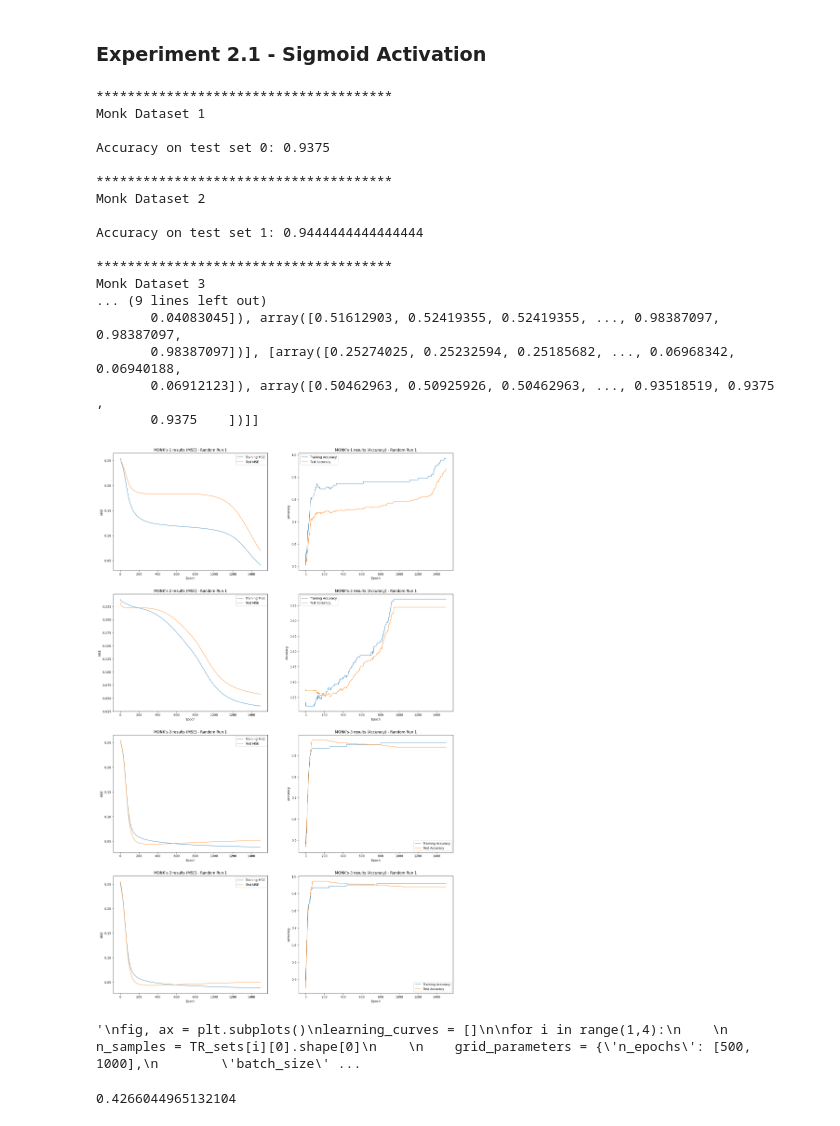
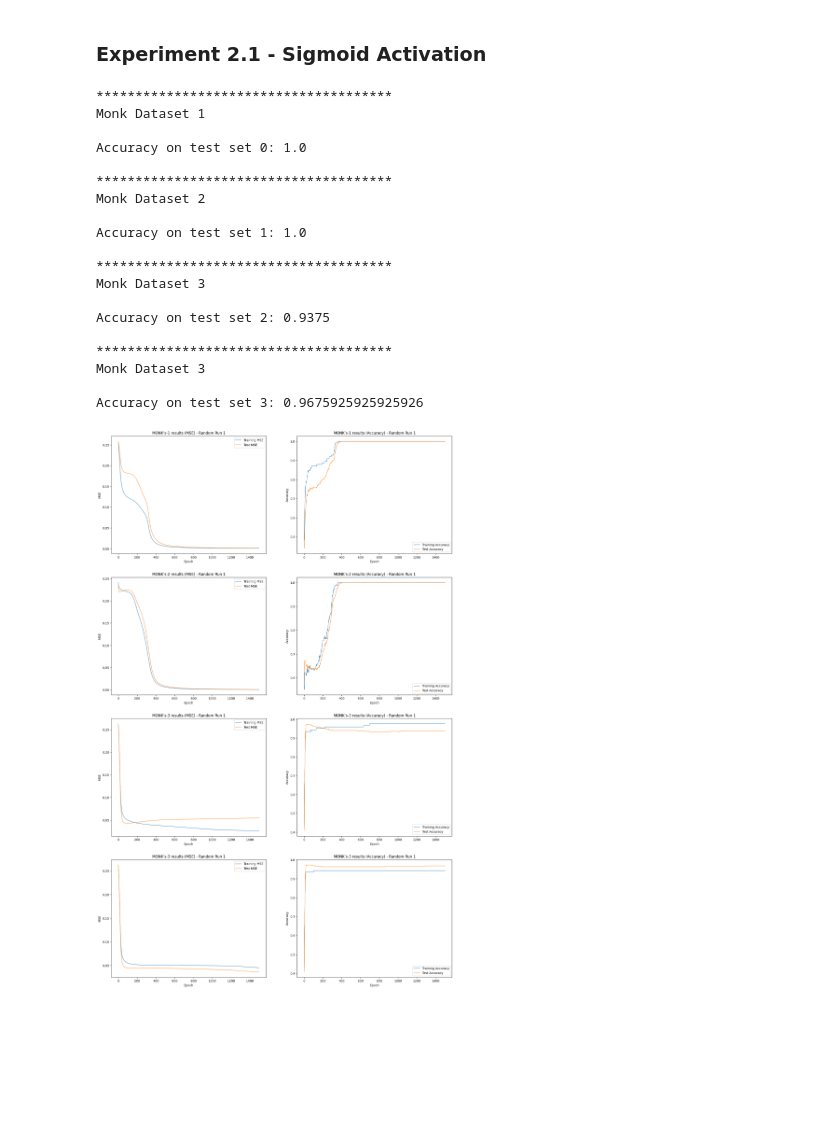
Before and after one commit to DreRnc/MLx2, a Jupyter notebook: Experiments.ipynb, the cells around one changed output. Drawn from its saved outputs; the diff is of its cells as text; code cells hidden in the pictures; blank space fills up the shorter version.

Commit message:
Monk's are done

```diff
--- a/Experiments.ipynb
+++ b/Experiments.ipynb
@@ -91,7 +86,7 @@ params = {
     "n_epochs" : 1500,
     "error" : "mse",
     "verbose" : False,
-    "step" : 0.3,
+    "step" : 1,
     "momentum" : 0.5,
     "weights_scale" : 0.01,
     "weights_initialization" : 'xavier',
@@ -117,14 +112,14 @@ for i in range(0,4):
     mlp = MLP([4], input_size = input_size, output_size = 1, task = "classification", activation_function = 'tanh')
 
     # Curves with MSE/Accuracy
-    if i < 4:
+    if i < 3:
         # All without regularization
         params["regularization"] = 'no'
         mlp.fit(X = TR_sets[name(i)][0], y_true = TR_sets[name(i)][1], X_test = TS_sets[name(i)][0], y_test =  TS_sets[name(i)][1], **params)
     else:
         # Monk 3 with regularization
         params["regularization"] = 'l2'
-        params["alpha_l2"] = 10
+        params["alpha_l2"] = 0.00075
         mlp.fit(X = TR_sets[name(i)][0], y_true = TR_sets[name(i)][1], X_test = TS_sets[name(i)][0], y_test =  TS_sets[name(i)][1], **params)
 
     curves.append([[mlp.learning_curve, mlp.learning_accuracy_curve], [mlp.validation_curve, mlp.test_accuracy_curve]])
@@ -146,94 +141,40 @@ for j in range(0,4):
     axis[j, 0].plot(range(0, len(curves[j][1][0]), 1), curves[j][1][0],\
         linewidth = 1, label = 'Test MSE')
     axis[j, 0].set_title(f"MONK's-{name(j)} results (MSE) - Random Run 1")
     axis[j, 0].set_xlabel('Epoch')
     axis[j, 0].set_ylabel('MSE')
     axis[j, 0].legend()
 
 
     # Plot Accuracy training and validation curves
     axis[j, 1].plot(range(0, len(curves[j][0][1]), 1), curves[j][0][1],\
         linewidth = 1, label = 'Training Accuracy')
     axis[j, 1].plot(range(0, len(curves[j][1][1]), 1), curves[j][1][1],\
         linewidth = 1, label = 'Test Accuracy')
     axis[j, 1].set_title(f"MONK's-{name(j)} results (Accuracy) - Random Run 1")
     axis[j, 1].set_xlabel('Epoch')
     axis[j, 1].set_ylabel('Accuracy')
     axis[j, 1].legend()
 
 plt.show()
 # %% [output]
 **************************************
 Monk Dataset 1
 
-Accuracy on test set 0: 0.9375
+Accuracy on test set 0: 1.0
 
 **************************************
 Monk Dataset 2
 
-Accuracy on test set 1: 0.9444444444444444
+Accuracy on test set 1: 1.0
 
 **************************************
 Monk Dataset 3
-... (9 lines left out)
-       0.04083045]), array([0.51612903, 0.52419355, 0.52419355, ..., 0.98387097, 0.98387097,
-       0.98387097])], [array([0.25274025, 0.25232594, 0.25185682, ..., 0.06968342, 0.06940188,
-       0.06912123]), array([0.50462963, 0.50925926, 0.50462963, ..., 0.93518519, 0.9375    ,
-       0.9375    ])]]
+
+Accuracy on test set 2: 0.9375
+
+**************************************
+Monk Dataset 3
+
+Accuracy on test set 3: 0.9675925925925926
-[figure, old version]
+[figure, new version]
-# %%
-"""
-fig, ax = plt.subplots()
-learning_curves = []
-
-for i in range(1,4):
-
-    n_samples = TR_sets[i][0].shape[0]
-
-    grid_parameters = {'n_epochs': [500, 1000],
-        'batch_size': [n_samples],
-        'step': [1e-4, 1e-3, 1e-2, 1e-1],
-        'momentum' : [0.5, 0.75],
-        'error' : ["mse"],
-        'verbose' : [False],
-        'Nesterov' : [True, False]
-        'regularization' : ['l2'],
-        'alpha_l1' : [0],
-        'alpha_l2' : [1e-1, 1e-2, 1e-3, 1e-57],
-        }
-
-    print("**************************************")
-    print(f"Monk Dataset {i}")
-
-    input_size = TR_sets[i][0][0].shape[0]
-    mlp = MLP([4], input_size = input_size, output_size = 1, task = "classification", activation_function = 'tanh')
-
-    model_search = BestModelSearch(mlp)
-    model_search.fit(X_train = TR_sets[i][0], y_train = TR_sets[i][1], X_test = TS_sets[i][0], y_test = TS_sets[i][1], parameters_grid = grid_parameters, verbose = False, parallel = False)
-
-    best_model = model_search.best_model
-    learning_curves.append(best_model.learning_curve)
-
-    print()
-    print(f"Accuracy on test set {i}: {best_model.evaluate_model(TS_sets[i][0], TS_sets[i][1])}")
-    print("Reached with parameters: ", model_search.get_best_parameters())
-    print()
-
-j = 1
-for learning_curve in learning_curves:
-    ax.plot(range(0, len(learning_curve), 1), learning_curve, linewidth = 1, label =f'Monk Dataset {j}')
-    j += 1
-
-
-ax.set_xlabel('Epoch')
-ax.set_ylabel('Accuracy')
-ax.set_title("Learning curves on monk datasets")
-
-"""
-# %% [output]
-'\nfig, ax = plt.subplots()\nlearning_curves = []\n\nfor i in range(1,4):\n    \n    n_samples = TR_sets[i][0].shape[0]\n    \n    grid_parameters = {\'n_epochs\': [500, 1000],\n        \'batch_size\' ...
-# %%
-import numpy as np
-np.random.random()
-# %% [output]
-0.4266044965132104
```
Also changed, not shown: parts of 6 cells of this notebook, 3 other files.
